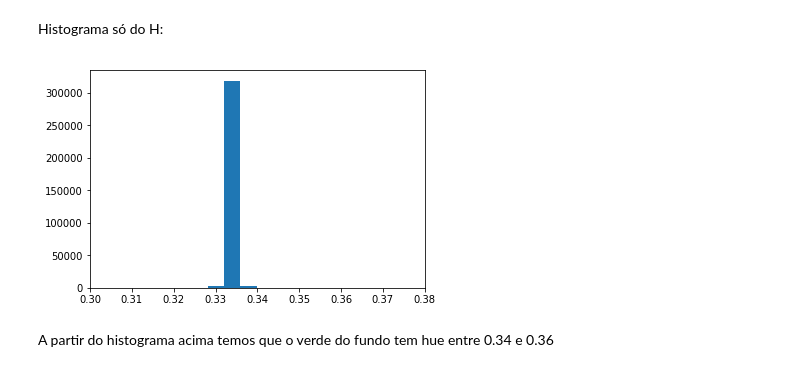
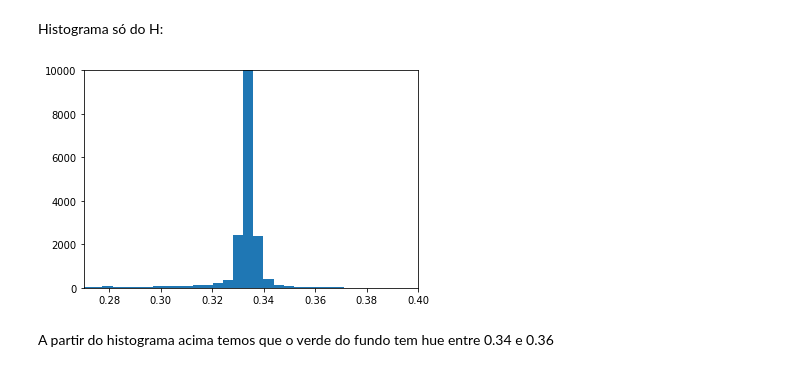
Before and after one commit to janarf/processamento-de-imagens1, a Jupyter notebook: tp1/tp1.ipynb, the cells around one changed output. Saved outputs shown, nothing was run; the diff lists cells and outputs as text; code cells hidden in the pictures.

```diff
--- a/tp1/tp1.ipynb
+++ b/tp1/tp1.ipynb
@@ -32,7 +27,8 @@ def histverde(img):
 # %% [markdown]
 Histograma do H em hsv:
 # %%
-def hist_h(img,a,b):
+def hist_h(img,intensidade):
     plt.hist(img[:,:,0].flatten(),256)
-    plt.xlim((a,b))
+    plt.xlim((0.27,0.4))
+    plt.ylim((0,intensidade))
     plt.show()
@@ -93,8 +75,8 @@ gatohsv = color.rgb2hsv(gato)
 # %% [markdown]
 Histograma só do H:
 # %%
-hist_h(gatohsv)
+hist_h(gatohsv,10000)
 # %% [output]
-[figure, old version]
+[figure, new version]
 # %% [markdown]
 A partir do histograma acima temos que o  verde do fundo tem hue entre 0.34 e 0.36
```
Also changed, not shown: parts of 32 cells of this notebook.
